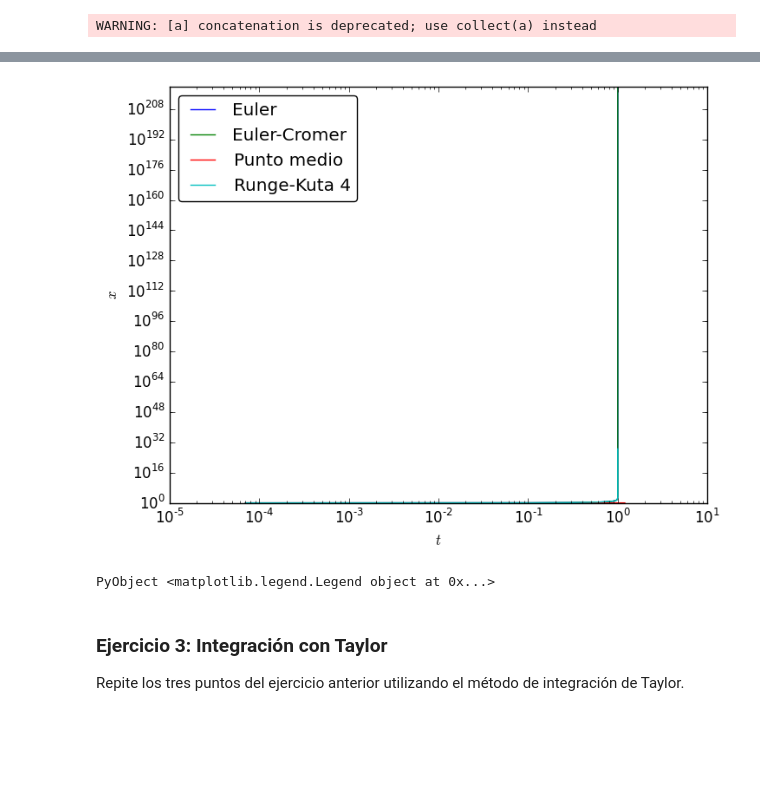
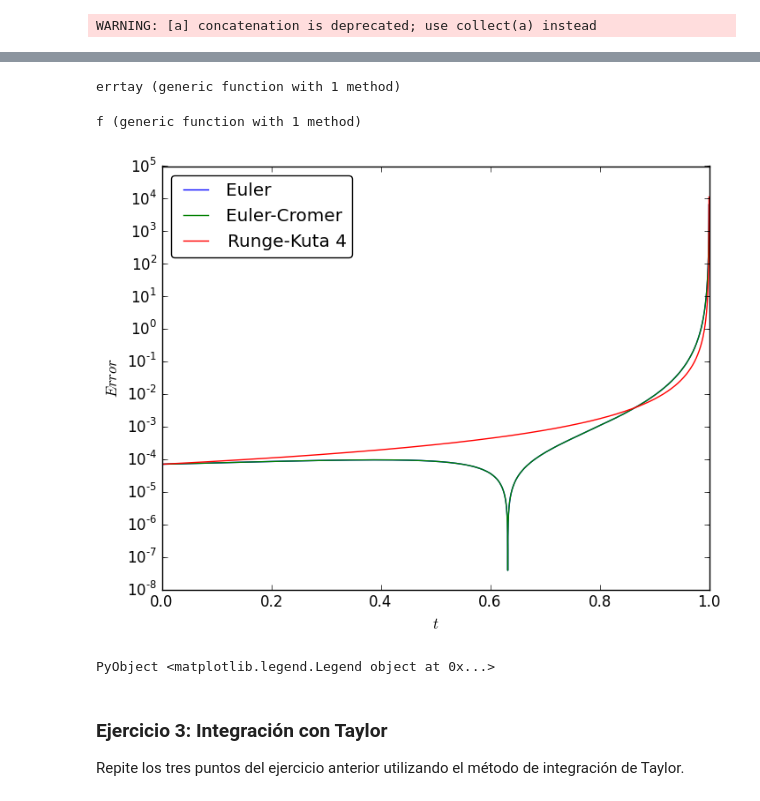
Before and after one commit to lbenet/2016-1_TemasSelectosFisComp, a Jupyter notebook: tareas/Ceboc/3-EjerciciosTaylor.ipynb, the cells around one changed output, grey strips where cells are left out. Cells and saved outputs as stored; diff of their text form; code cells hidden in the pictures; blank space fills up the shorter version.

Commit message:
Se concluye Taylor, se refina el integrador, se grafica el error. Por hacer ej.4 y método Leap-frog.

```diff
--- a/tareas/Ceboc/3-EjerciciosTaylor.ipynb
+++ b/tareas/Ceboc/3-EjerciciosTaylor.ipynb
@@ -271,10 +254,9 @@ end
 # %% [output]
 f_v (generic function with 1 method)
 # %%
-A1=integrar(0.0,1.2,collect(1.0),collect(0.0),f_q,f_v,0.00007,1);
-A2=integrar(0.0,1.2,collect(1.0),collect(0.0),f_q,f_v,0.00007,2);
-A3=integrar(0.0,1.2,collect(1.0),collect(0.0),f_q,f_v,0.00007,3);
-A4=integrar(0.0,1.2,collect(1.0),collect(0.0),f_q,f_v,0.00007,4);
+A1=integrar(0.0,1-0.0001,collect(1.0),collect(0.0),f_q,f_v,0.00007,1);
+A2=integrar(0.0,1-0.0001,collect(1.0),collect(0.0),f_q,f_v,0.00007,2);
+A3=integrar(0.0,1-0.0001,collect(1.0),collect(0.0),f_q,f_v,0.00007,3);
 # %% [output]
 WARNING: [a] concatenation is deprecated; use collect(a) instead
 # %%
@@ -309,14 +291,36 @@ while loading In[5], in expression starting on line 1
 PyObject <matplotlib.legend.Legend object at 0x...>
+# %%
+function errtay(f,arre)
+    n=length(arre[:,1])
+    errs = Float64[]
+    for i in 1:n
+        t=arre[i,1]
+        y=arre[i,2]
+        v=abs(f(t)-y)
+        push!(errs,v)
+    end
+    return errs
+end
+# %% [output]
+errtay (generic function with 1 method)
+# %%
+f(t)=1/(1-t)
+# %% [output]
+f (generic function with 1 method)
+# %%
+graferrA1 = errtay(f,A1);
+graferrA2 = errtay(f,A2);
+graferrA3 = errtay(f,A3);
 # %%
-loglog(A1[:,1],A1[:,2],label=("Euler"));
-loglog(A2[:,1],A2[:,2],label=("Euler-Cromer"));
-loglog(A3[:,1],A3[:,2],label=("Punto medio"));
-loglog(A4[:,1],A4[:,2],label=("Runge-Kuta 4"));
+plot(A1[:,1],graferrA1[:],label=("Euler"))
+plot(A2[:,1],graferrA2[:],label=("Euler-Cromer"))
+plot(A3[:,1],graferrA3[:],label=("Runge-Kuta 4"))
+yscale("log")
 xlabel(L"t")
-ylabel(L"x")
+ylabel(L"Error")
 legend(loc="upper left",fancybox="true")
 # %% [output]
-[figure, old version]
+[figure, new version]
 PyObject <matplotlib.legend.Legend object at 0x...>
 # %% [markdown]
 ###  Ejercicio 3: Integración con Taylor
```
Also changed, not shown: parts of 16 cells of this notebook.
